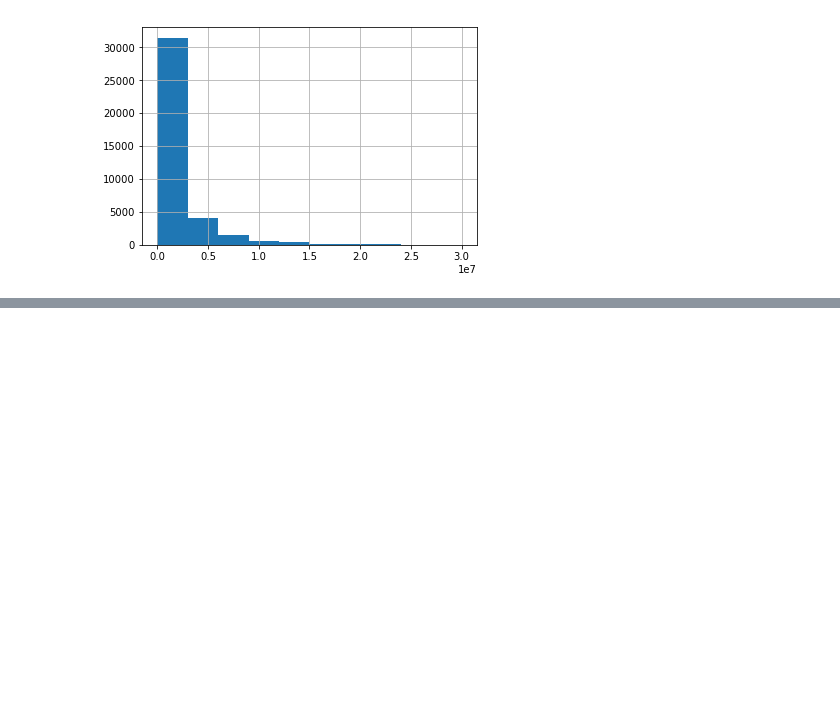
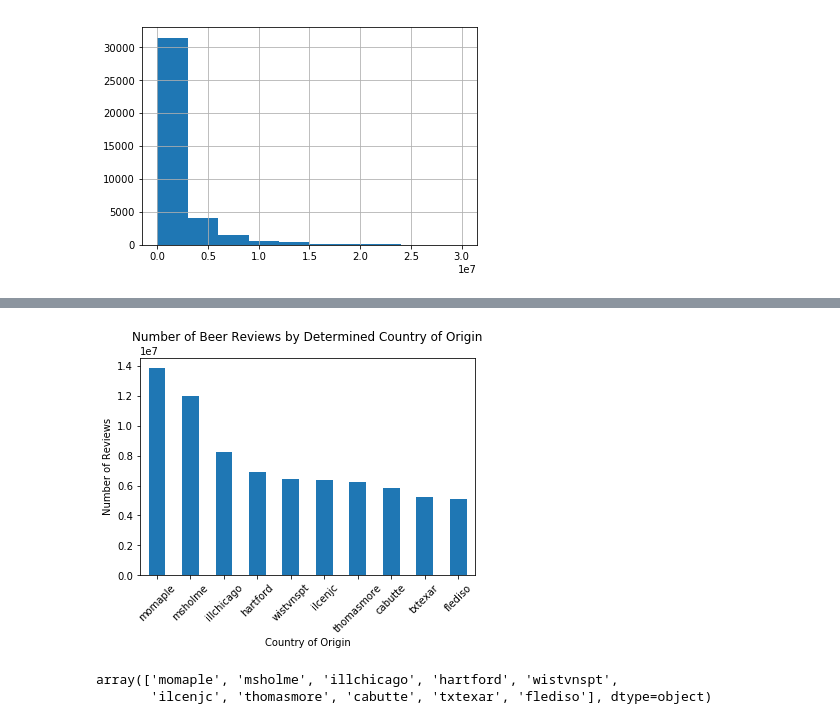
Before and after one commit to stephenlaw30/DataScienceMasters, a Jupyter notebook: Stats/Udacity/DataAnalystNanoDegree/IntroToDataAnalysis/Final/FinalProjectBaseball.ipynb, the cells around one changed output, grey strips where cells are left out. Cells and saved outputs as stored; diff of their text form; code cells hidden in the pictures; blank space fills up the shorter version.

Commit message:
Contiune with Intro to Data Analysis Final Project for Udacity, realize too many outliers with salaries, decide to change research question

```diff
--- a/Stats/Udacity/DataAnalystNanoDegree/IntroToDataAnalysis/Final/FinalProjectBaseball.ipynb
+++ b/Stats/Udacity/DataAnalystNanoDegree/IntroToDataAnalysis/Final/FinalProjectBaseball.ipynb
@@ -70,0 +88,10 @@ SyntaxError: invalid syntax (<ipython-input-47-292187f556aa>, line 1)
+# %%
+schools = sorted(salaries_college_full['schoolID'].unique())
+med_salary = np.array(salaries_college_full['salary'].groupby(salaries_college_full['schoolID']).median())
+
+average_school_career_salary = pd.DataFrame({
+    'med_salary': med_salary#,
+    #'schoolID': schools
+}, index = schools)
+
+average_school_career_salary.head()
@@ -70,0 +105,17 @@ SyntaxError: invalid syntax (<ipython-input-47-292187f556aa>, line 1)
+# %%
+med_school_salary = average_school_career_salary.sort_values('med_salary',ascending=False).head(10)
+# %%
+med_school_salary.plot(kind='bar',legend=None)
+plt.xticks(rotation=45)
+plt.xlabel('Country of Origin')
+plt.ylabel('Number of Reviews')
+plt.title('Number of Beer Reviews by Determined Country of Origin', y=1.05)
+
+plt.show()
+# %% [output]
+[figure, added]
+# %%
+med_school_salary['schoolID'].values
+# %% [output]
+array(['momaple', 'msholme', 'illchicago', 'hartford', 'wistvnspt',
+       'ilcenjc', 'thomasmore', 'cabutte', 'txtexar', 'flediso'], dtype=object)
```
Also changed, not shown: parts of 10 cells of this notebook.
